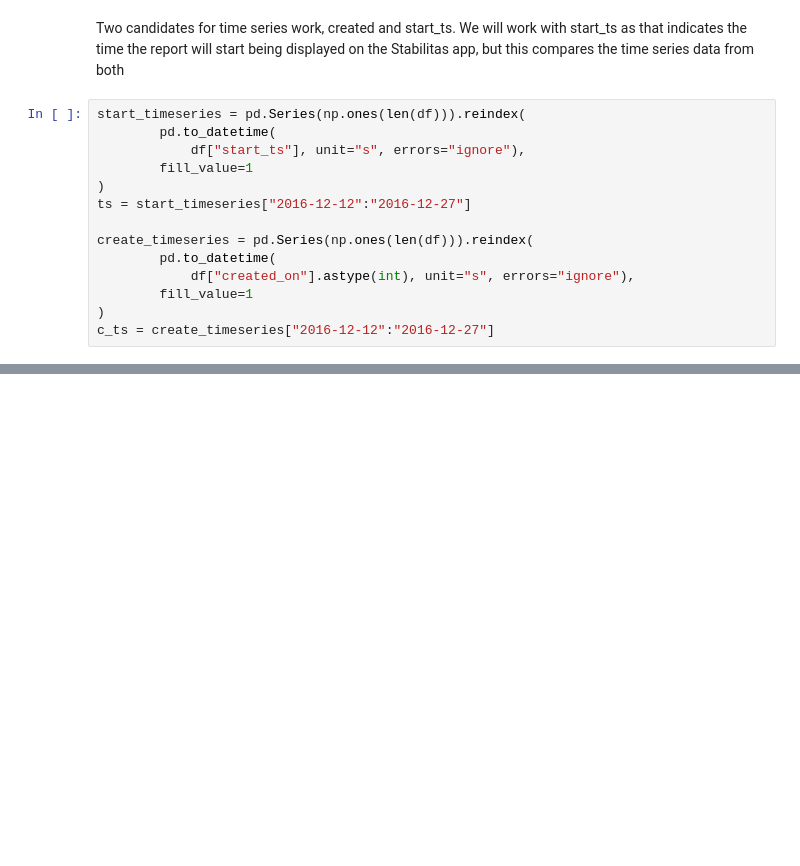
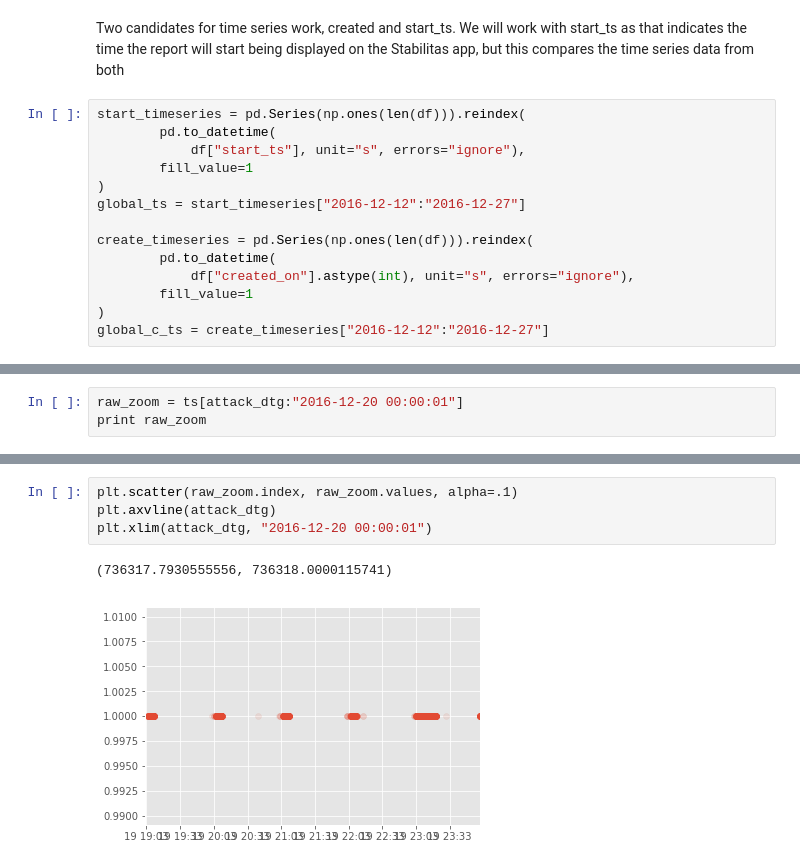
Before and after one commit to brendan-dorsey/stabilitas-thresholds, a Jupyter notebook: initial_eda.ipynb, the cells around one changed output, grey strips where cells are left out. Cells and saved outputs as stored; diff of their text form; blank space fills up the shorter version.

```diff
--- a/initial_eda.ipynb
+++ b/initial_eda.ipynb
@@ -559,12 +560,12 @@ start_timeseries = pd.Series(np.ones(len(df))).reindex(
             df["start_ts"], unit="s", errors="ignore"),
         fill_value=1
 )
-ts = start_timeseries["2016-12-12":"2016-12-27"]
+global_ts = start_timeseries["2016-12-12":"2016-12-27"]
 
 create_timeseries = pd.Series(np.ones(len(df))).reindex(
         pd.to_datetime(
             df["created_on"].astype(int), unit="s", errors="ignore"),
         fill_value=1
 )
-c_ts = create_timeseries["2016-12-12":"2016-12-27"]
+global_c_ts = create_timeseries["2016-12-12":"2016-12-27"]
 # %%
@@ -600,0 +658,3 @@ plt.tight_layout()
+# %%
+raw_zoom = ts[attack_dtg:"2016-12-20 00:00:01"]
+print raw_zoom
@@ -600,0 +679,7 @@ plt.tight_layout()
+# %%
+plt.scatter(raw_zoom.index, raw_zoom.values, alpha=.1)
+plt.axvline(attack_dtg)
+plt.xlim(attack_dtg, "2016-12-20 00:00:01")
+# %% [output]
+(736317.7930555556, 736318.0000115741)
+[figure, added]
```
Also changed, not shown: parts of 17 cells of this notebook.
